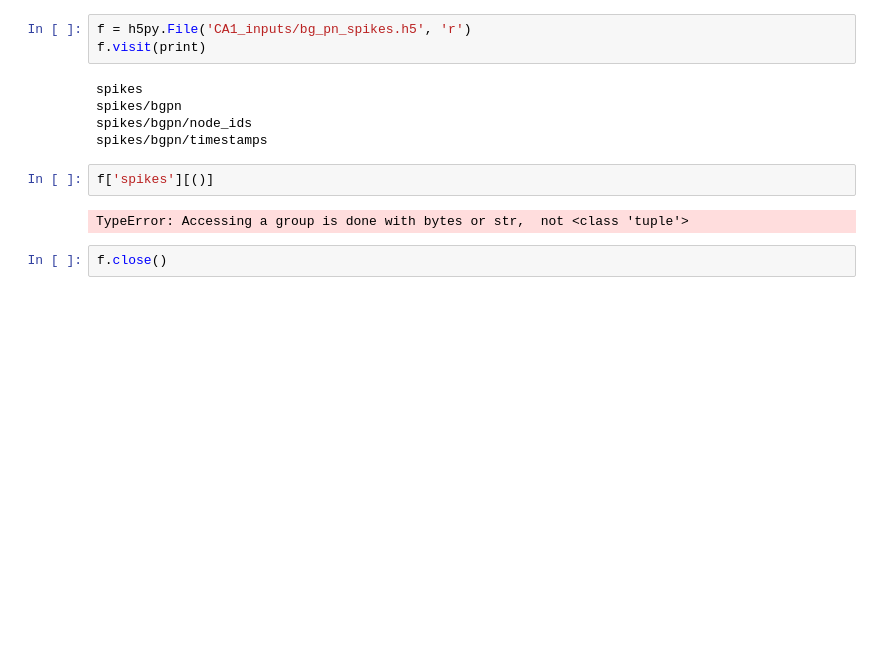
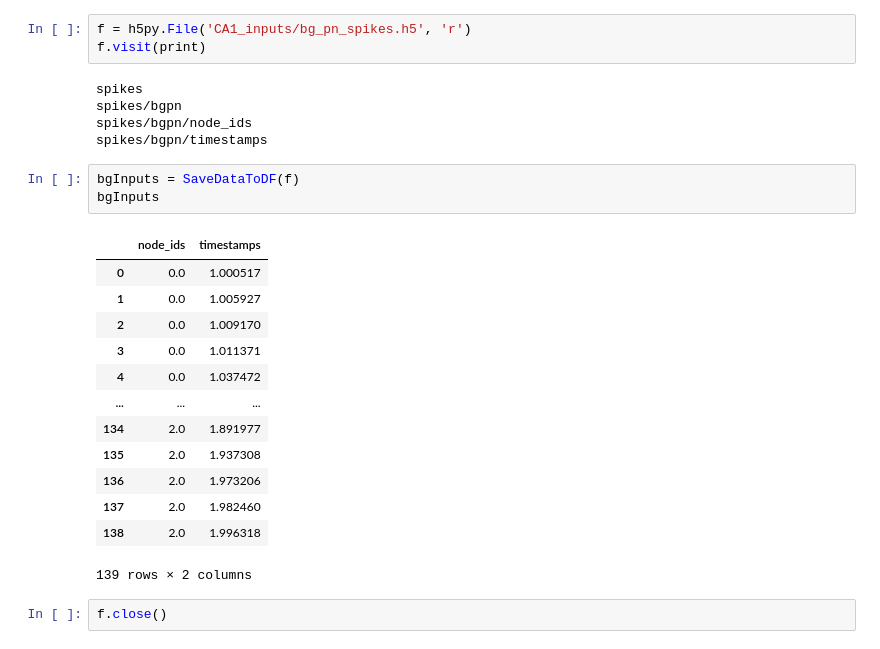
Before and after one commit to ddopp4877/CA1_model_testing, a Jupyter notebook: CA1_exploration.ipynb, the cells around one changed output. Saved outputs shown, nothing was run; the diff lists cells and outputs as text; blank space fills up the shorter version.

```diff
--- a/CA1_exploration.ipynb
+++ b/CA1_exploration.ipynb
@@ -386,9 +425,22 @@ spikes/bgpn
 spikes/bgpn/node_ids
 spikes/bgpn/timestamps
 # %%
-f['spikes'][()]
+bgInputs = SaveDataToDF(f)
+bgInputs
 # %% [output]
+|  | node_ids | timestamps |
+| 0 | 0.0 | 1.000517 |
+| 1 | 0.0 | 1.005927 |
+| 2 | 0.0 | 1.009170 |
+| 3 | 0.0 | 1.011371 |
+| 4 | 0.0 | 1.037472 |
+| ... | ... | ... |
+| 134 | 2.0 | 1.891977 |
+| 135 | 2.0 | 1.937308 |
+| 136 | 2.0 | 1.973206 |
+| 137 | 2.0 | 1.982460 |
+| 138 | 2.0 | 1.996318 |
-TypeError: Accessing a group is done with bytes or str,  not <class 'tuple'>
+139 rows × 2 columns
 # %%
 f.close()
 # %%
```
Also changed, not shown: parts of 7 cells of this notebook, 3 other files.
